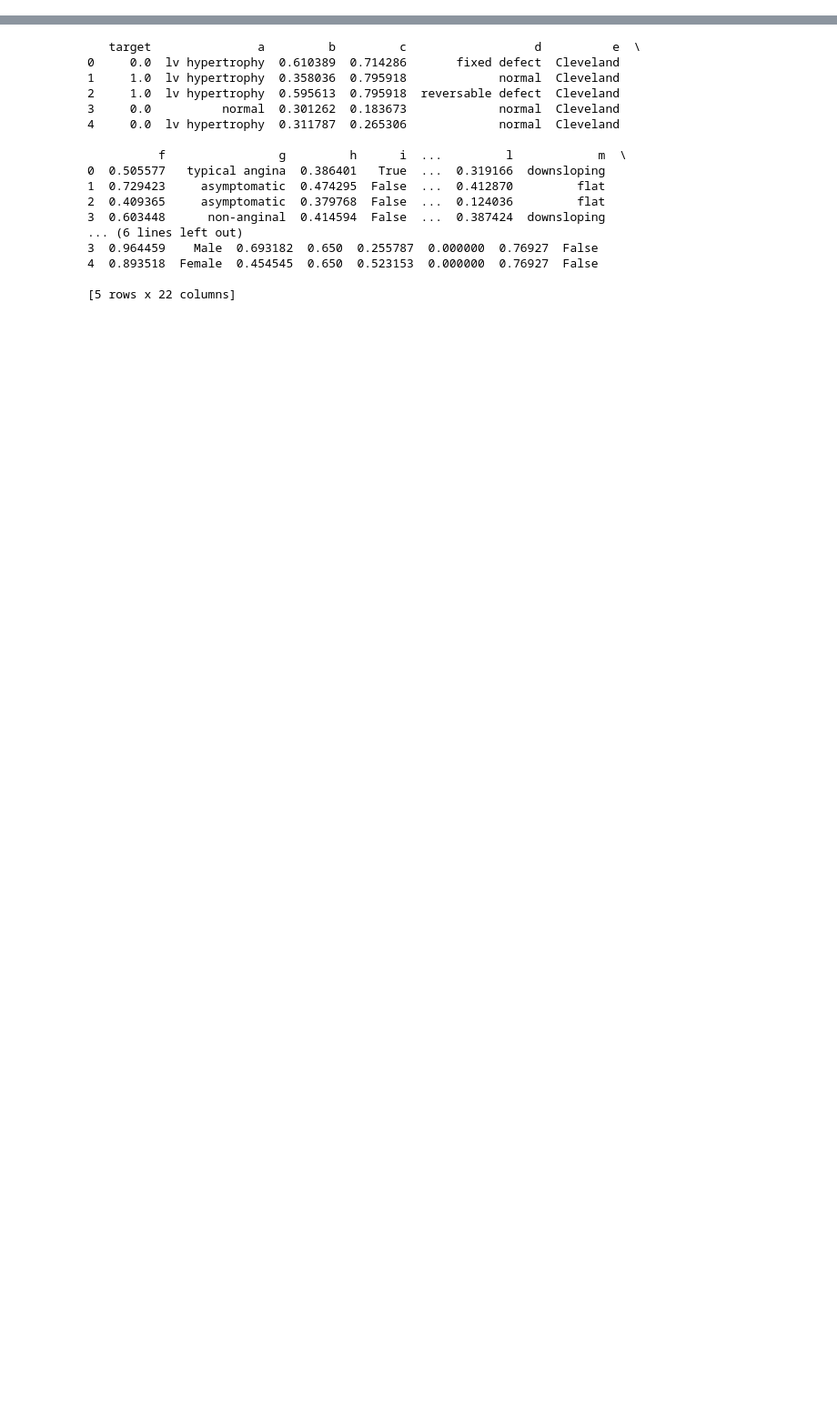
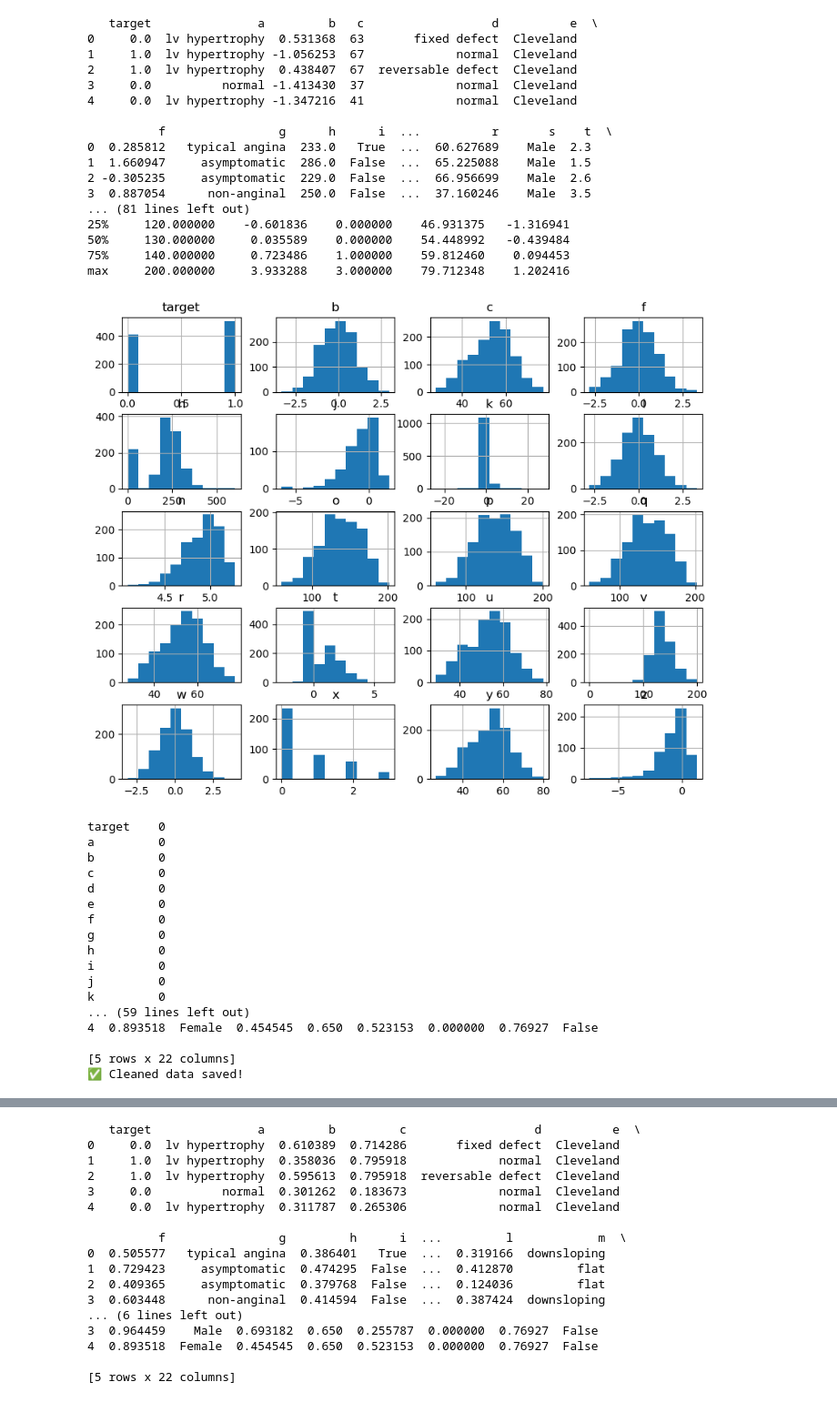
Before and after one commit to oddsofrhythm/Assignment1ML, a Jupyter notebook: Assignment1/Scripts/main.ipynb, the cells around one changed output, grey strips where cells are left out. Shown: that part at 91% size. Saved outputs shown, nothing was run; the diff lists cells and outputs as text; code cells hidden in the pictures; blank space fills up the shorter version.

Commit message:
Cleaned dataset and updated notebook

```diff
--- a/Assignment1/Scripts/main.ipynb
+++ b/Assignment1/Scripts/main.ipynb
@@ -47,0 +1,71 @@ max     200.000000     3.933288    3.000000    79.712348    1.202416
+# %%
+import pandas as pd
+import matplotlib.pyplot as plt
+import sys
+sys.path.append('./Scripts')
+
+from data_preprocessor import (
+    impute_missing_values,
+    remove_duplicates,
+    normalize_data,
+    remove_redundant_features
+)
+
+data = pd.read_csv('messy_data.csv')
+print(data.head())
+print(data.info())
+print(data.describe())
+
+data.hist(figsize=(10, 8))
+plt.show()
+
+imputed_data = impute_missing_values(data, strategy='mean')
+print(imputed_data.isnull().sum())
+
+deduped_data = remove_duplicates(imputed_data)
+print(deduped_data.shape)
+
+normalized_data = normalize_data(deduped_data, method='minmax')
+print(normalized_data.head())
+
+final_data = remove_redundant_features(normalized_data, threshold=0.9)
+print(final_data.head())
+
+final_data.to_csv('cleaned_data.csv', index=False)
+print("✅ Cleaned data saved!")
+# %% [output]
+   target               a         b   c                  d          e  \
+0     0.0  lv hypertrophy  0.531368  63       fixed defect  Cleveland
+1     1.0  lv hypertrophy -1.056253  67             normal  Cleveland
+2     1.0  lv hypertrophy  0.438407  67  reversable defect  Cleveland
+3     0.0          normal -1.413430  37             normal  Cleveland
+4     0.0  lv hypertrophy -1.347216  41             normal  Cleveland
+
+          f                g      h      i  ...          r       s    t  \
+0  0.285812   typical angina  233.0   True  ...  60.627689    Male  2.3
+1  1.660947     asymptomatic  286.0  False  ...  65.225088    Male  1.5
+2 -0.305235     asymptomatic  229.0  False  ...  66.956699    Male  2.6
+3  0.887054      non-anginal  250.0  False  ...  37.160246    Male  3.5
+... (81 lines left out)
+25%     120.000000    -0.601836    0.000000    46.931375   -1.316941
+50%     130.000000     0.035589    0.000000    54.448992   -0.439484
+75%     140.000000     0.723486    1.000000    59.812460    0.094453
+max     200.000000     3.933288    3.000000    79.712348    1.202416
+[figure, added]
+target    0
+a         0
+b         0
+c         0
+d         0
+e         0
+f         0
+g         0
+h         0
+i         0
+j         0
+k         0
+... (59 lines left out)
+4  0.893518  Female  0.454545  0.650  0.523153  0.000000  0.76927  False
+
+[5 rows x 22 columns]
+✅ Cleaned data saved!
```
Also changed, not shown: parts of 2 cells of this notebook, 4 other files.
